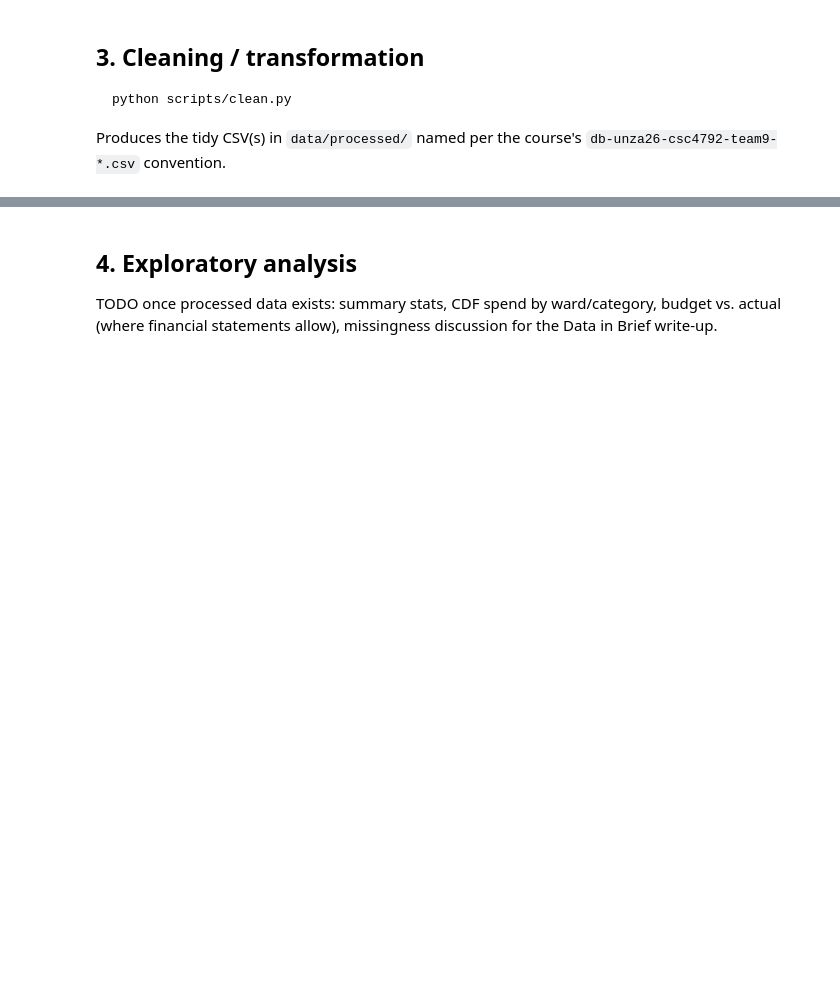
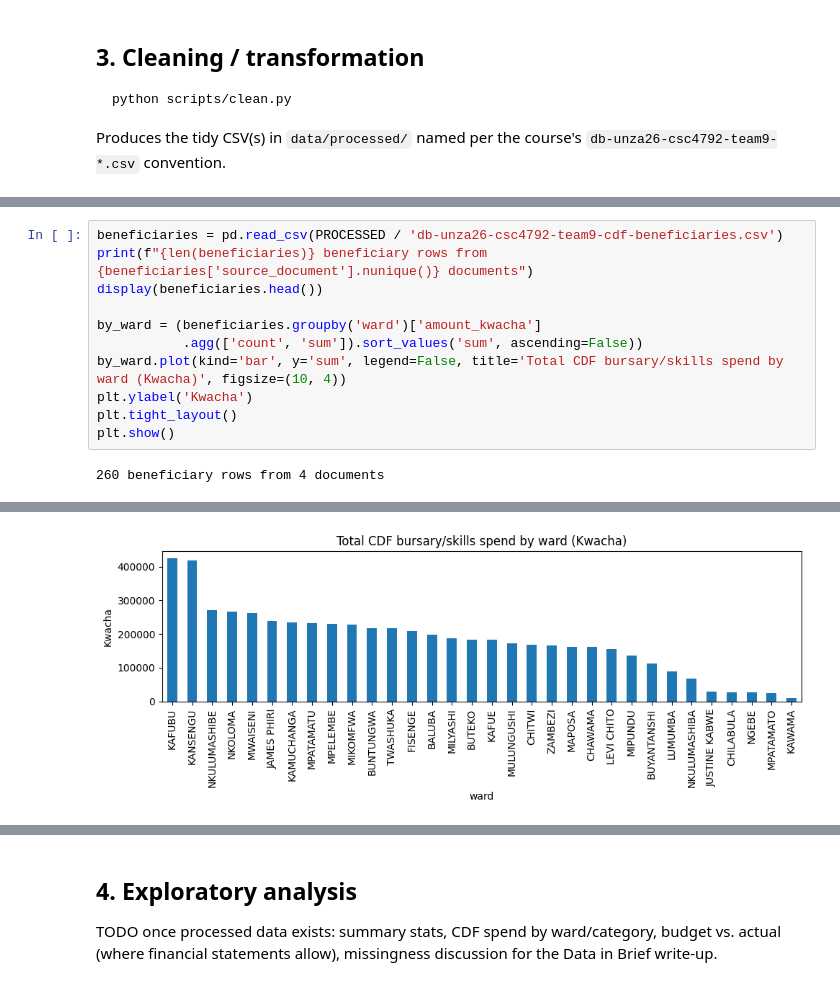
Before and after one commit to Elijahzulu/Data-Mining-Luanshya-Municipal-Council-DataSet, a Jupyter notebook: notebook.ipynb, the cells around one changed output, grey strips where cells are left out. Cells and saved outputs as stored; diff of their text form; blank space fills up the shorter version.

```diff
--- a/notebook.ipynb
+++ b/notebook.ipynb
@@ -48,0 +78,13 @@ processed_files
+# %%
+beneficiaries = pd.read_csv(PROCESSED / 'db-unza26-csc4792-team9-cdf-beneficiaries.csv')
+print(f"{len(beneficiaries)} beneficiary rows from {beneficiaries['source_document'].nunique()} documents")
+display(beneficiaries.head())
+
+by_ward = (beneficiaries.groupby('ward')['amount_kwacha']
+           .agg(['count', 'sum']).sort_values('sum', ascending=False))
+by_ward.plot(kind='bar', y='sum', legend=False, title='Total CDF bursary/skills spend by ward (Kwacha)', figsize=(10, 4))
+plt.ylabel('Kwacha')
+plt.tight_layout()
+plt.show()
+# %% [output]
+260 beneficiary rows from 4 documents
@@ -48,0 +97 @@ processed_files
+[figure, added]
```
Also changed, not shown: parts of 8 cells of this notebook, 6 other files.
